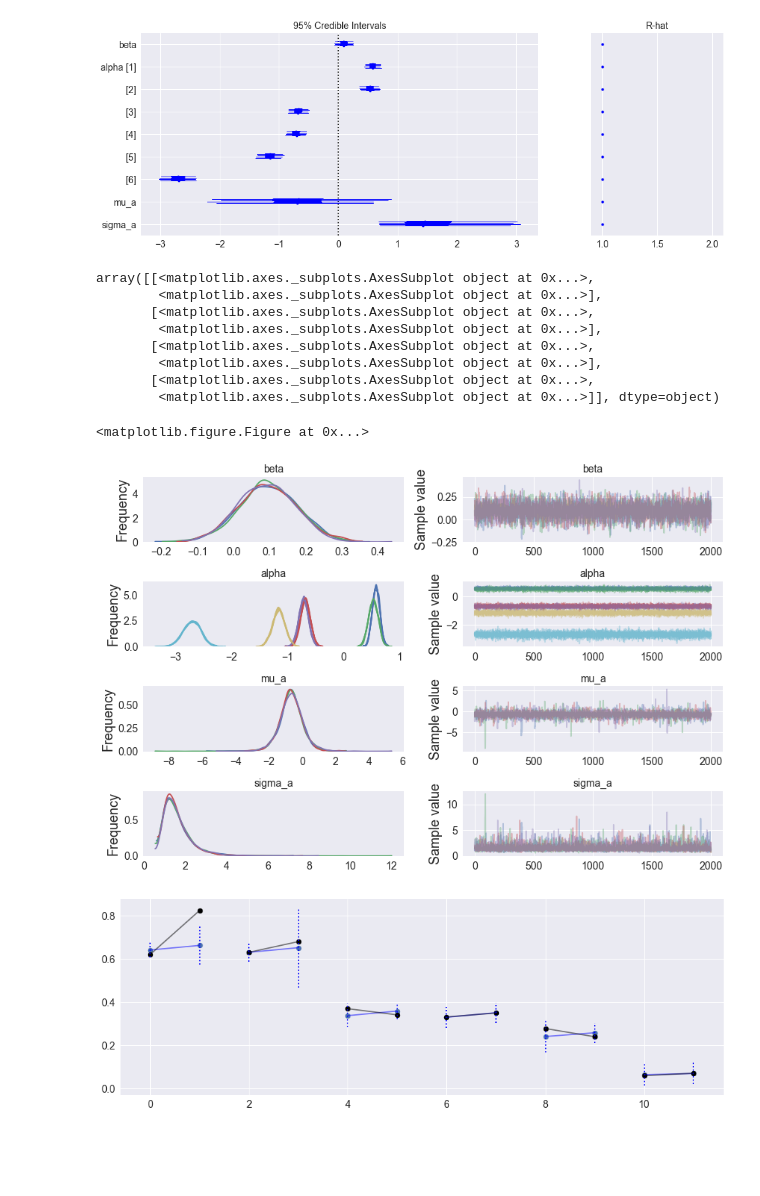
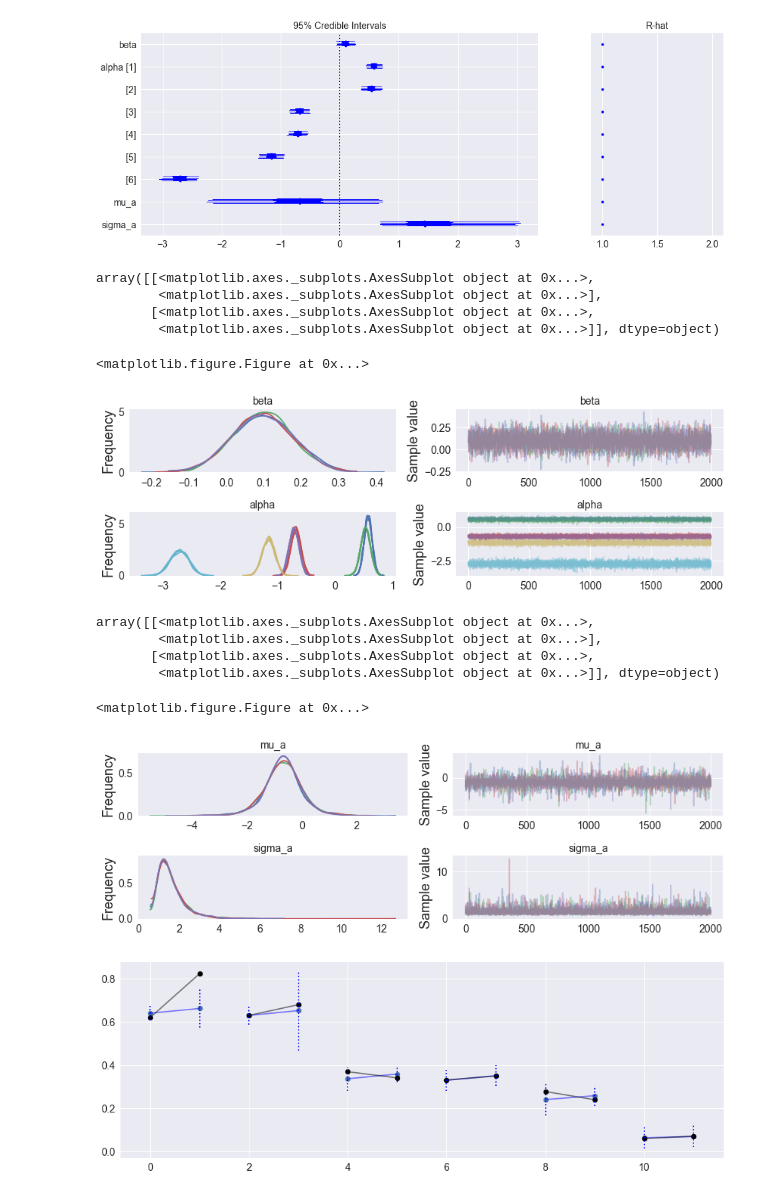
Before and after one commit to agarbuno/bayesreg, a Jupyter notebook: tutorial-p2.ipynb, the cells around one changed output. Drawn from its saved outputs; the diff is of its cells as text; code cells hidden in the pictures; blank space fills up the shorter version.

```diff
--- a/tutorial-p2.ipynb
+++ b/tutorial-p2.ipynb
@@ -172,13 +196,10 @@ for i in range(0,len(phat)-1,2):
 # %%
 with Model() as unpooled_model:
     # Priors in regression coefficients
-    beta = Normal('beta', 0, sd=1e1)
-    alpha = Normal('alpha', 0, sd = 1e1, shape=n_depts)
+    beta = Normal('beta', 0, sd=1e0)
+    alpha = Normal('alpha', 0, sd = 1e0, shape=n_depts)
     # Linear model
     theta = alpha[dept] + beta * gender
-
-    # This just computes the link function, no posterior sampling
-    # p = pm.invlogit(theta)
 
     # To get posterior samples set as a deterministic transformation
     p = pm.Deterministic('p', pm.invlogit(theta))
@@ -228,21 +261,16 @@ for i in range(0,len(phat)-1,2):
 # %%
 with Model() as hierarchical:
-    # Priors in
+    # Priors in highest hierarchy
     mu_a = Normal('mu_a', mu=0., sd=1e1)
     sigma_a = HalfCauchy('sigma_a', 5)
 
     # Priors in regression coefficients
-    beta = Normal('beta', 0, sd=1e1)
+    beta = Normal('beta', 0, sd=1e0)
     alpha = Normal('alpha', mu_a, sd = sigma_a, shape=n_depts)
-    # Linear model
-    theta = alpha[dept] + beta * gender
-
-    # This just computes the link function, no posterior sampling
-    # p = pm.invlogit(theta)
 
     # To get posterior samples set as a deterministic transformation
+    theta = alpha[dept] + beta * gender
     p = pm.Deterministic('p', pm.invlogit(theta))
-
     y = Binomial('y', n = df.applications, p = p, observed = df.admit)
 # %%
 with hierarchical:
@@ -260,18 +288,24 @@ forestplot(hierarchical_trace[1000:], varnames = ['beta', 'alpha', 'mu_a', 'sigm
 [figure]
 # %%
 plt.figure(figsize=(15, 5))
-pm.traceplot(hierarchical_trace[1000:], varnames = ['beta', 'alpha', 'mu_a', 'sigma_a'])
+pm.traceplot(hierarchical_trace[1000:], varnames = ['beta', 'alpha'])
 # %% [output]
 array([[<matplotlib.axes._subplots.AxesSubplot object at 0x...>,
         <matplotlib.axes._subplots.AxesSubplot object at 0x...>],
        [<matplotlib.axes._subplots.AxesSubplot object at 0x...>,
-        <matplotlib.axes._subplots.AxesSubplot object at 0x...>],
-       [<matplotlib.axes._subplots.AxesSubplot object at 0x...>,
-        <matplotlib.axes._subplots.AxesSubplot object at 0x...>],
-       [<matplotlib.axes._subplots.AxesSubplot object at 0x...>,
         <matplotlib.axes._subplots.AxesSubplot object at 0x...>]], dtype=object)
 <matplotlib.figure.Figure at 0x...>
-[figure, old version]
+[figure, new version]
+# %%
+plt.figure(figsize=(15, 5))
+pm.traceplot(hierarchical_trace[1000:], varnames = ['mu_a', 'sigma_a'])
+# %% [output]
+array([[<matplotlib.axes._subplots.AxesSubplot object at 0x...>,
+        <matplotlib.axes._subplots.AxesSubplot object at 0x...>],
+       [<matplotlib.axes._subplots.AxesSubplot object at 0x...>,
+        <matplotlib.axes._subplots.AxesSubplot object at 0x...>]], dtype=object)
+<matplotlib.figure.Figure at 0x...>
+[figure, added]
 # %%
 phat_hierarchical = pd.Series(hierarchical_trace[n_warm:]['p'].mean(axis = 0))
 pstd_hierarchical = np.sqrt(phat_hierarchical*(1 - phat_hierarchical)/dfsort.applications)
```
Also changed, not shown: parts of 31 cells of this notebook, 3 other files.
